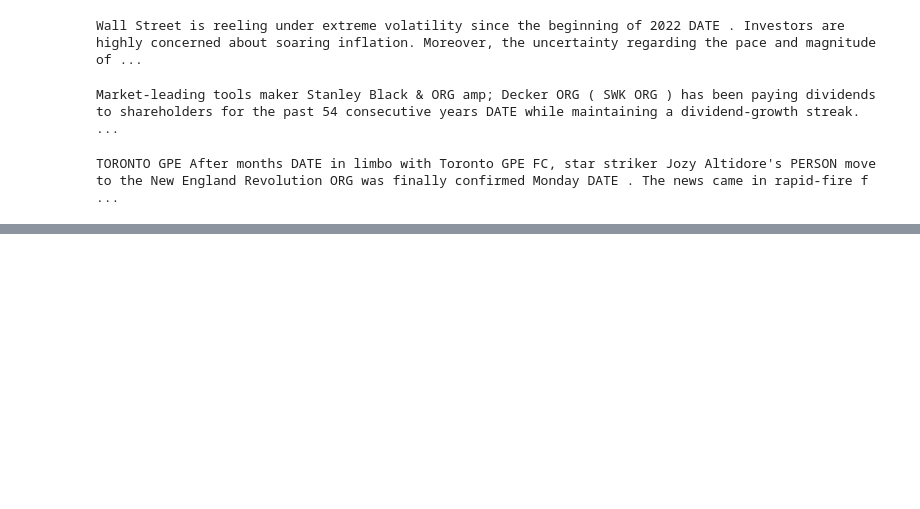
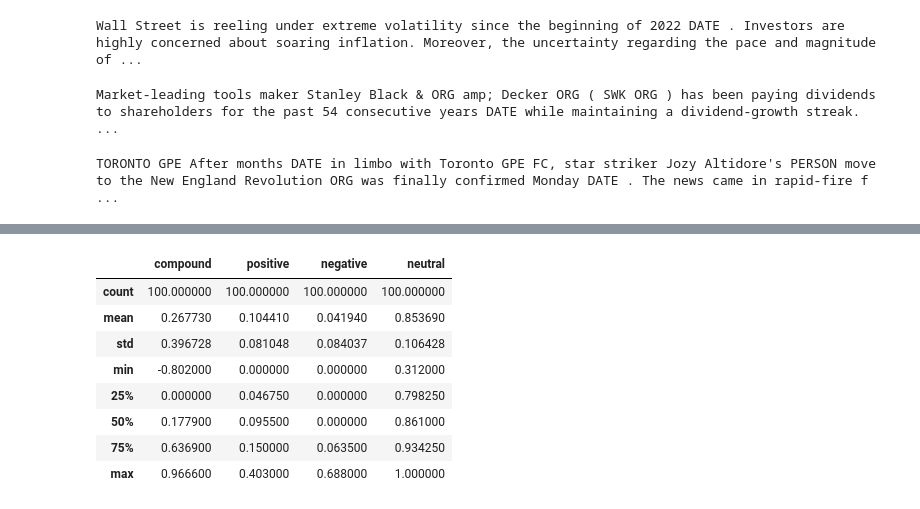
Before and after one commit to StrawhatRA/NLP-Tweet-Investor, a Jupyter notebook: data_collection_JS.ipynb, the cells around one changed output, grey strips where cells are left out. Drawn from its saved outputs; the diff is of its cells as text; code cells hidden in the pictures; blank space fills up the shorter version.

```diff
--- a/data_collection_JS.ipynb
+++ b/data_collection_JS.ipynb
@@ -665,0 +821,12 @@ df_polen.describe()
+# %%
+amazon_df.describe()
+# %% [output]
+|  | compound | positive | negative | neutral |
+| count | 100.000000 | 100.000000 | 100.000000 | 100.000000 |
+| mean | 0.267730 | 0.104410 | 0.041940 | 0.853690 |
+| std | 0.396728 | 0.081048 | 0.084037 | 0.106428 |
+| min | -0.802000 | 0.000000 | 0.000000 | 0.312000 |
+| 25% | 0.000000 | 0.046750 | 0.000000 | 0.798250 |
+| 50% | 0.177900 | 0.095500 | 0.000000 | 0.861000 |
+| 75% | 0.636900 | 0.150000 | 0.063500 | 0.934250 |
+| max | 0.966600 | 0.403000 | 0.688000 | 1.000000 |
```
Also changed, not shown: parts of 14 cells of this notebook.
